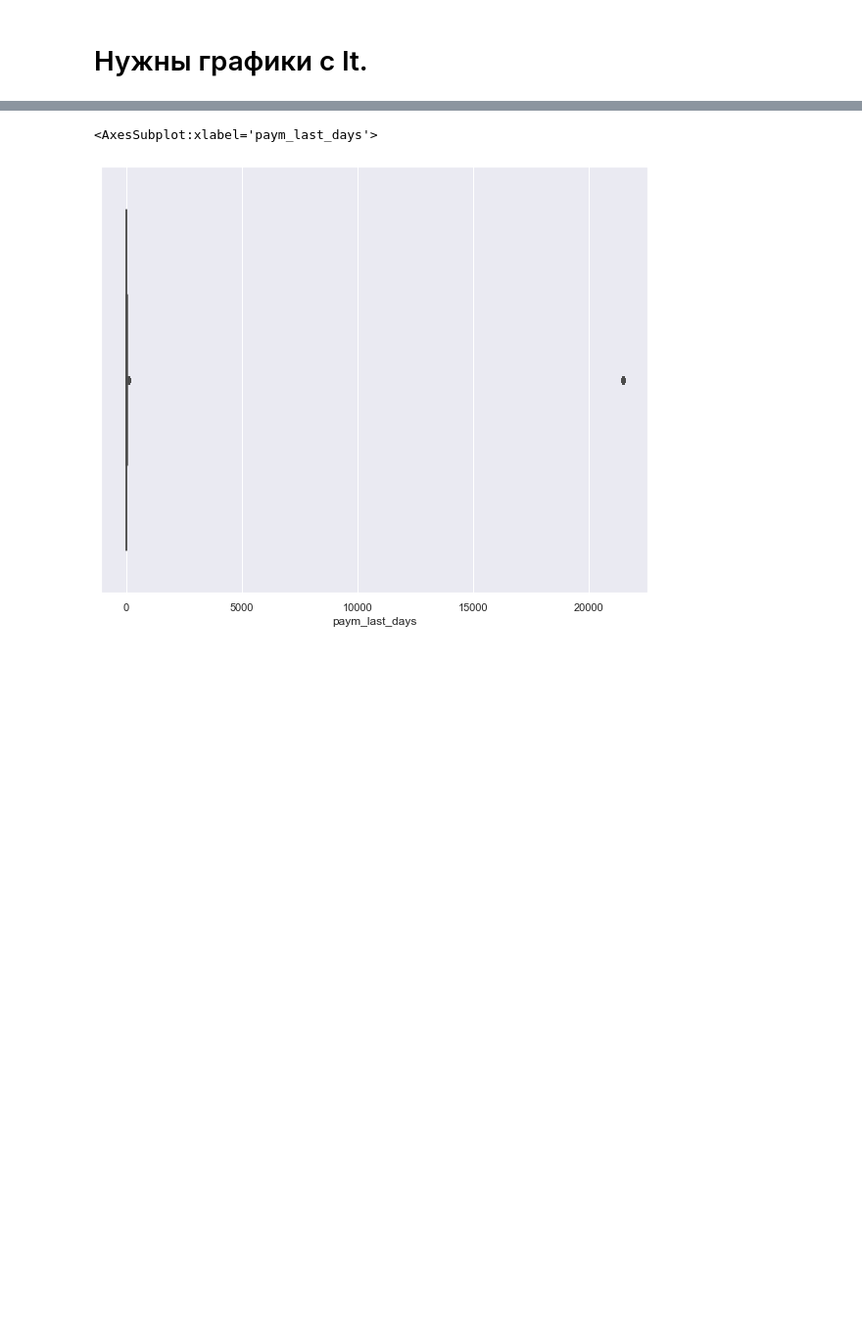
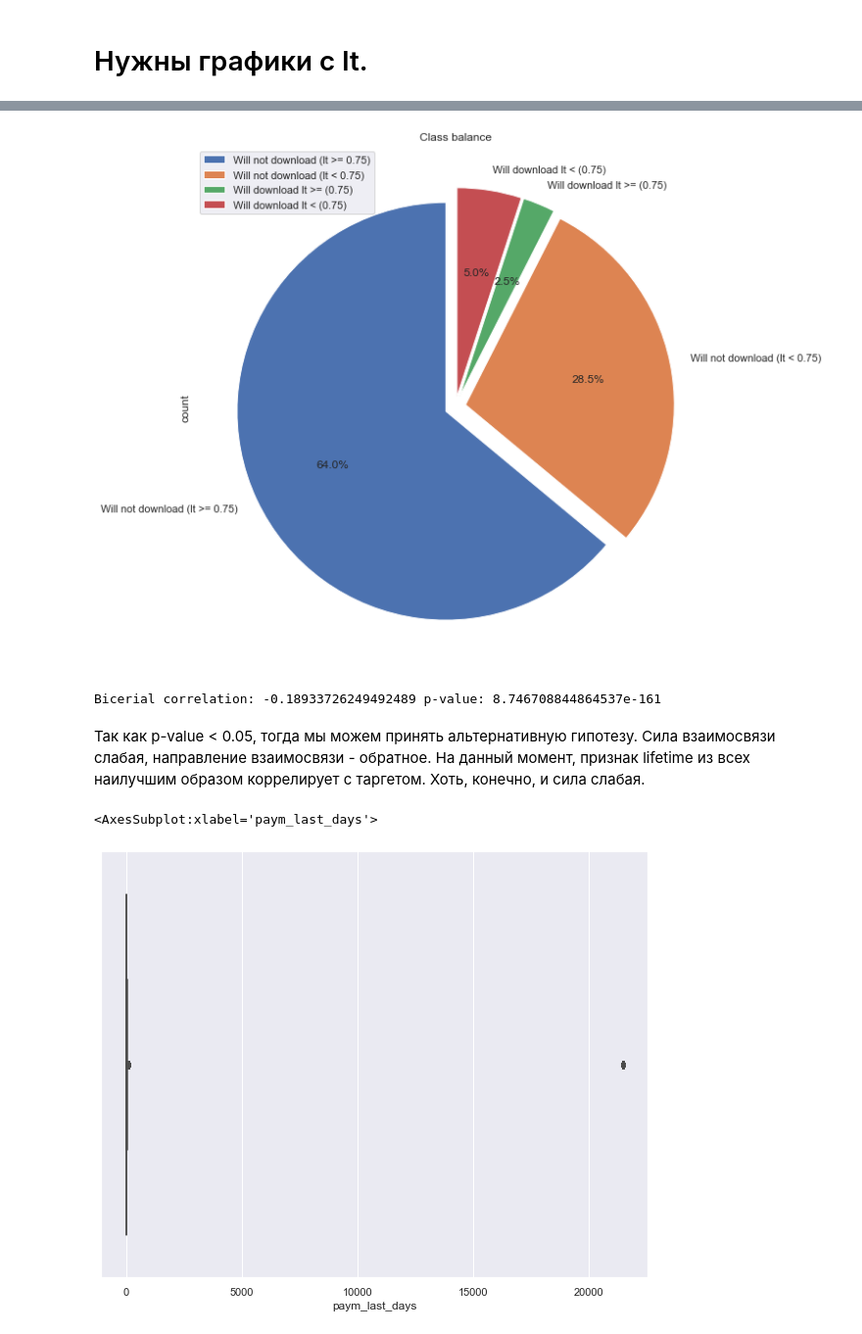
Before and after one commit to ML-Project-Univercity/Project, a Jupyter notebook: Project/Analyse_draft/Analysis_EVA.ipynb, the cells around one changed output, grey strips where cells are left out. Shown at 98% size. Drawn from its saved outputs; the diff is of its cells as text; code cells hidden in the pictures; blank space fills up the shorter version.

```diff
--- a/Project/Analyse_draft/Analysis_Eva.ipynb
+++ b/Project/Analyse_draft/Analysis_EVA.ipynb
@@ -280,3 +300,30 @@ Bicerial correlation: 0.007406992354441382 p-value: 0.29488940738990477
+# %%
+figure, ax = plt.subplots(figsize=(10, 10))
+
+ax.set_title("Class balance")
+a = 0.75
+pd.DataFrame(
+    {'count': [df[df['lt'] >= a]['target'].isin([0]).sum(),
+               df[df['lt'] < a]['target'].isin([0]).sum(),
+               df[df['lt'] >= a]['target'].isin([1]).sum(),
+               df[df['lt'] < a]['target'].isin([1]).sum()
+               ]},
+    index=['Will not download (lt >= 0.75)',
+           'Will not download (lt < 0.75)',
+           'Will download lt >= (0.75)',
+           'Will download lt < (0.75)']
+).plot.pie(subplots=True, figsize=(8, 8), autopct='%1.1f%%', shadow=False, startangle=90, explode=(0.05, 0.05, 0.05, 0.05), ax=ax)
+
+plt.show()
+# %% [output]
+[figure, added]
+# %%
+r = pointbiserialr(df_ForestImputer['target'], df_ForestImputer['lt'])
+print('Bicerial correlation:', r[0], 'p-value:', r[1])
+# %% [output]
+Bicerial correlation: -0.18933726249492489 p-value: 8.746708844864537e-161
+# %% [markdown]
+Так как p-value < 0.05, тогда мы можем принять альтернативную гипотезу. Сила взаимосвязи слабая, направление взаимосвязи - обратное. На данный момент, признак lifetime из всех наилучшим образом коррелирует с таргетом. Хоть, конечно, и сила слабая.
 # %%
 sns.boxplot(df['paym_last_days'])
 # %% [output]
```
Also changed, not shown: parts of 4 cells of this notebook.
